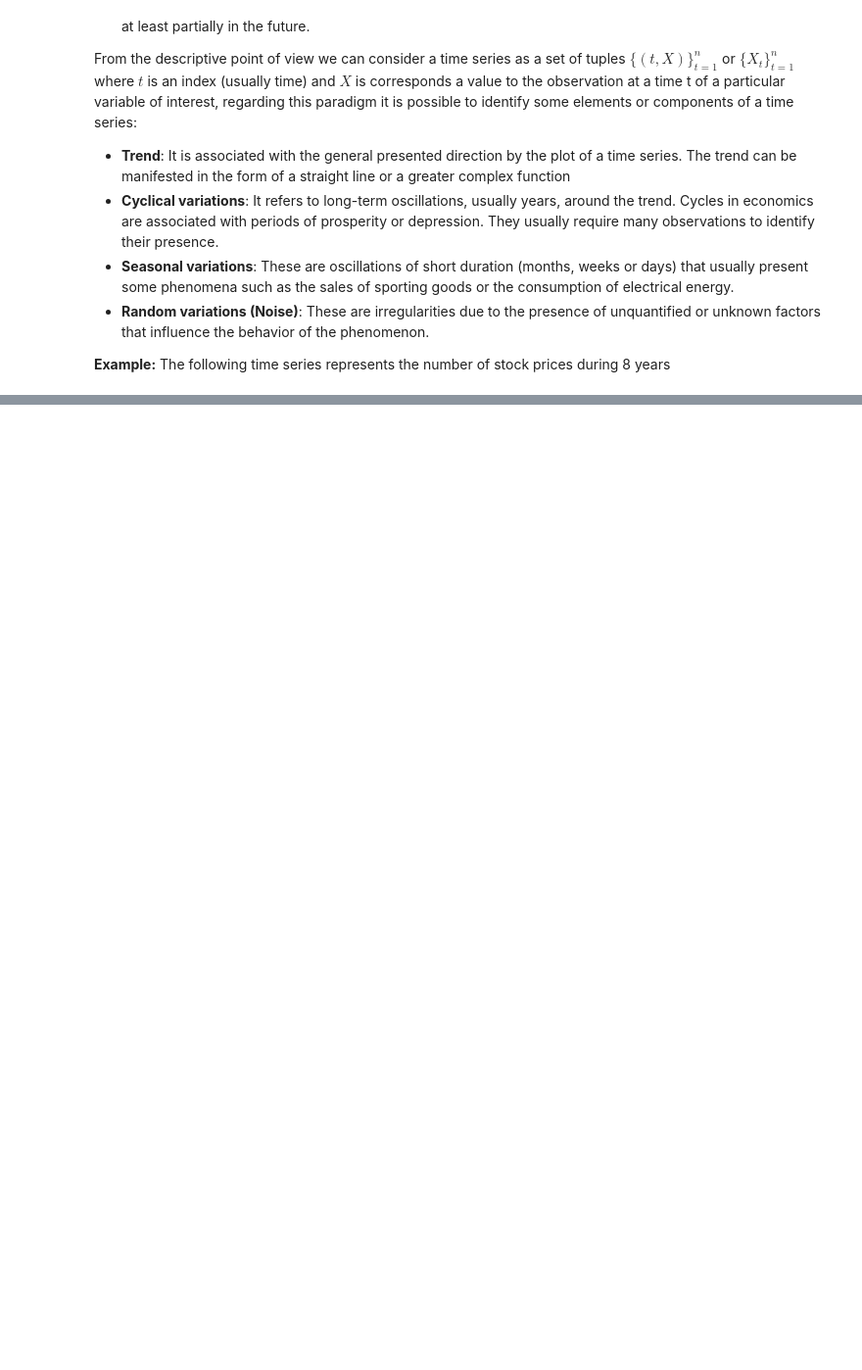
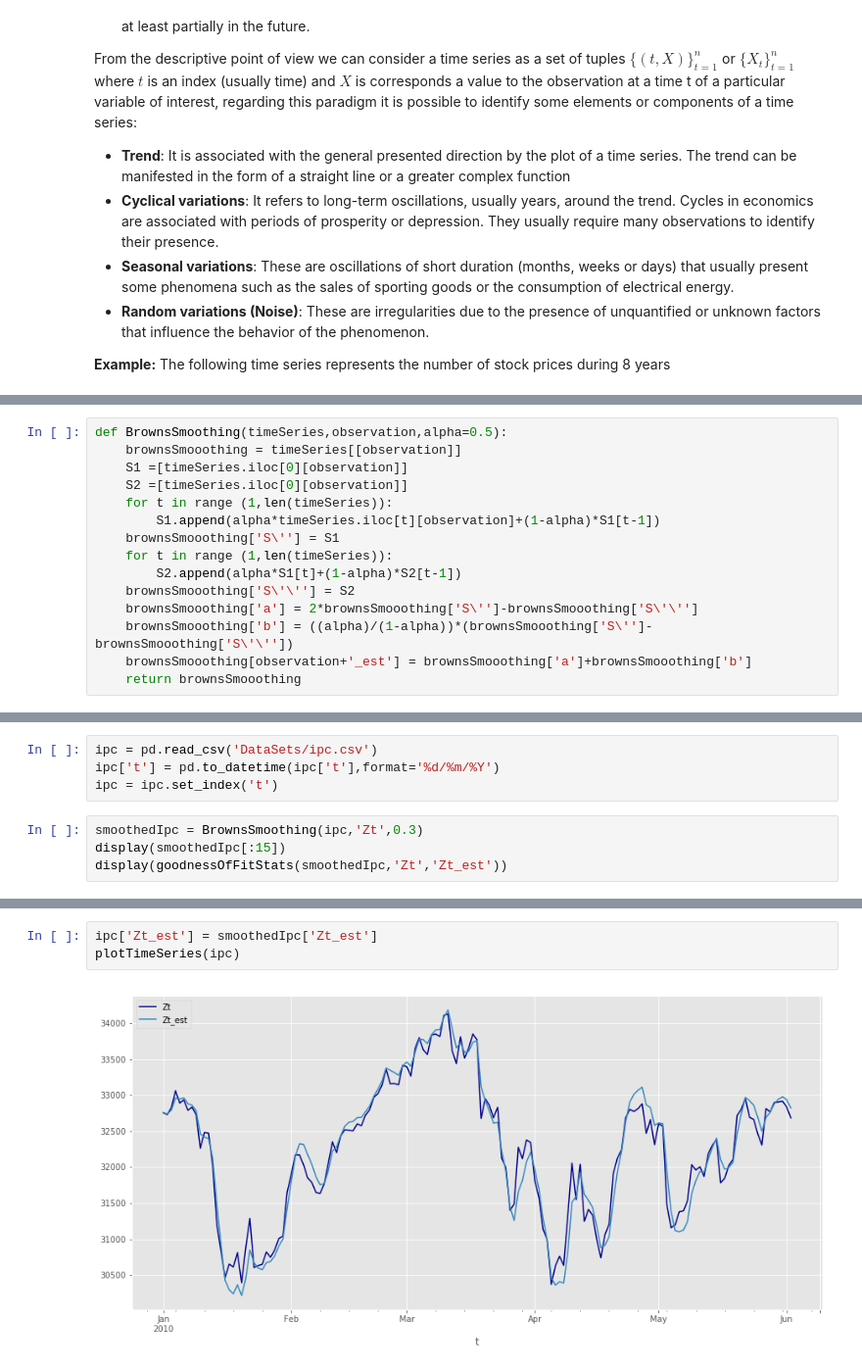
Before and after one commit to ErickEduardoAH/TimeSeriesAnalysis, a Jupyter notebook: 1.1 Time Series Descriptive Models - time series smoothing methods.ipynb, the cells around one changed output, grey strips where cells are left out. Shown at 98% size. Saved outputs shown, nothing was run; the diff lists cells and outputs as text; blank space fills up the shorter version.

```diff
--- a/1.1 Time Series Descriptive Models - time series smoothing methods.ipynb
+++ b/1.1 Time Series Descriptive Models - time series smoothing methods.ipynb
@@ -146,0 +222,15 @@ In this formula $\alpha$ gives greater or lesser importance to the difference be
+# %%
+def BrownsSmoothing(timeSeries,observation,alpha=0.5):
+    brownsSmooothing = timeSeries[[observation]]
+    S1 =[timeSeries.iloc[0][observation]]
+    S2 =[timeSeries.iloc[0][observation]]
+    for t in range (1,len(timeSeries)):
+        S1.append(alpha*timeSeries.iloc[t][observation]+(1-alpha)*S1[t-1])
+    brownsSmooothing['S\''] = S1
+    for t in range (1,len(timeSeries)):
+        S2.append(alpha*S1[t]+(1-alpha)*S2[t-1])
+    brownsSmooothing['S\'\''] = S2
+    brownsSmooothing['a'] = 2*brownsSmooothing['S\'']-brownsSmooothing['S\'\'']
+    brownsSmooothing['b'] = ((alpha)/(1-alpha))*(brownsSmooothing['S\'']-brownsSmooothing['S\'\''])
+    brownsSmooothing[observation+'_est'] = brownsSmooothing['a']+brownsSmooothing['b']
+    return brownsSmooothing
@@ -146,0 +239,8 @@ In this formula $\alpha$ gives greater or lesser importance to the difference be
+# %%
+ipc = pd.read_csv('DataSets/ipc.csv')
+ipc['t'] = pd.to_datetime(ipc['t'],format='%d/%m/%Y')
+ipc = ipc.set_index('t')
+# %%
+smoothedIpc = BrownsSmoothing(ipc,'Zt',0.3)
+display(smoothedIpc[:15])
+display(goodnessOfFitStats(smoothedIpc,'Zt','Zt_est'))
@@ -146,0 +269,5 @@ In this formula $\alpha$ gives greater or lesser importance to the difference be
+# %%
+ipc['Zt_est'] = smoothedIpc['Zt_est']
+plotTimeSeries(ipc)
+# %% [output]
+[figure, added]
```
Also changed, not shown: parts of 17 cells of this notebook, 3 other files.
